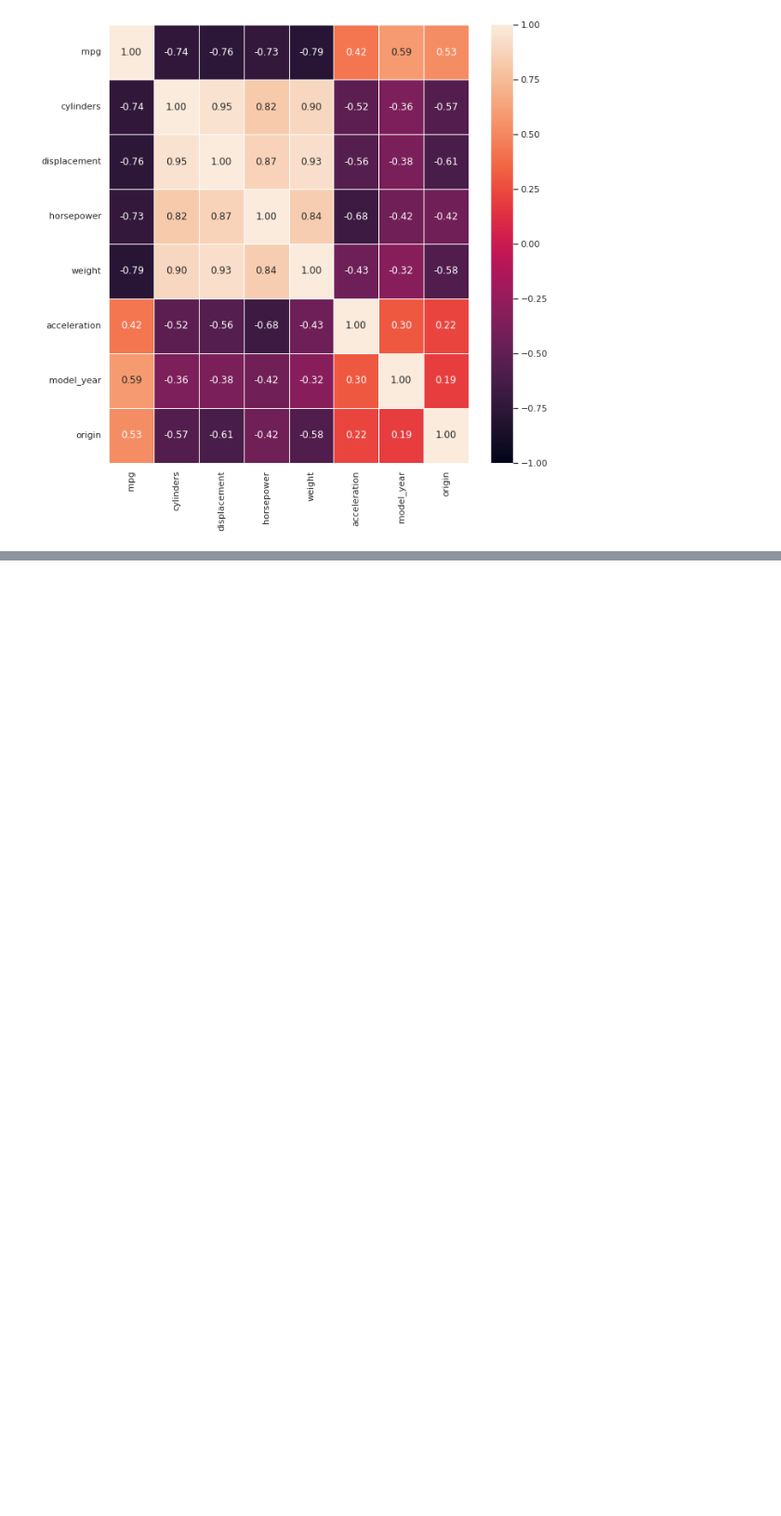
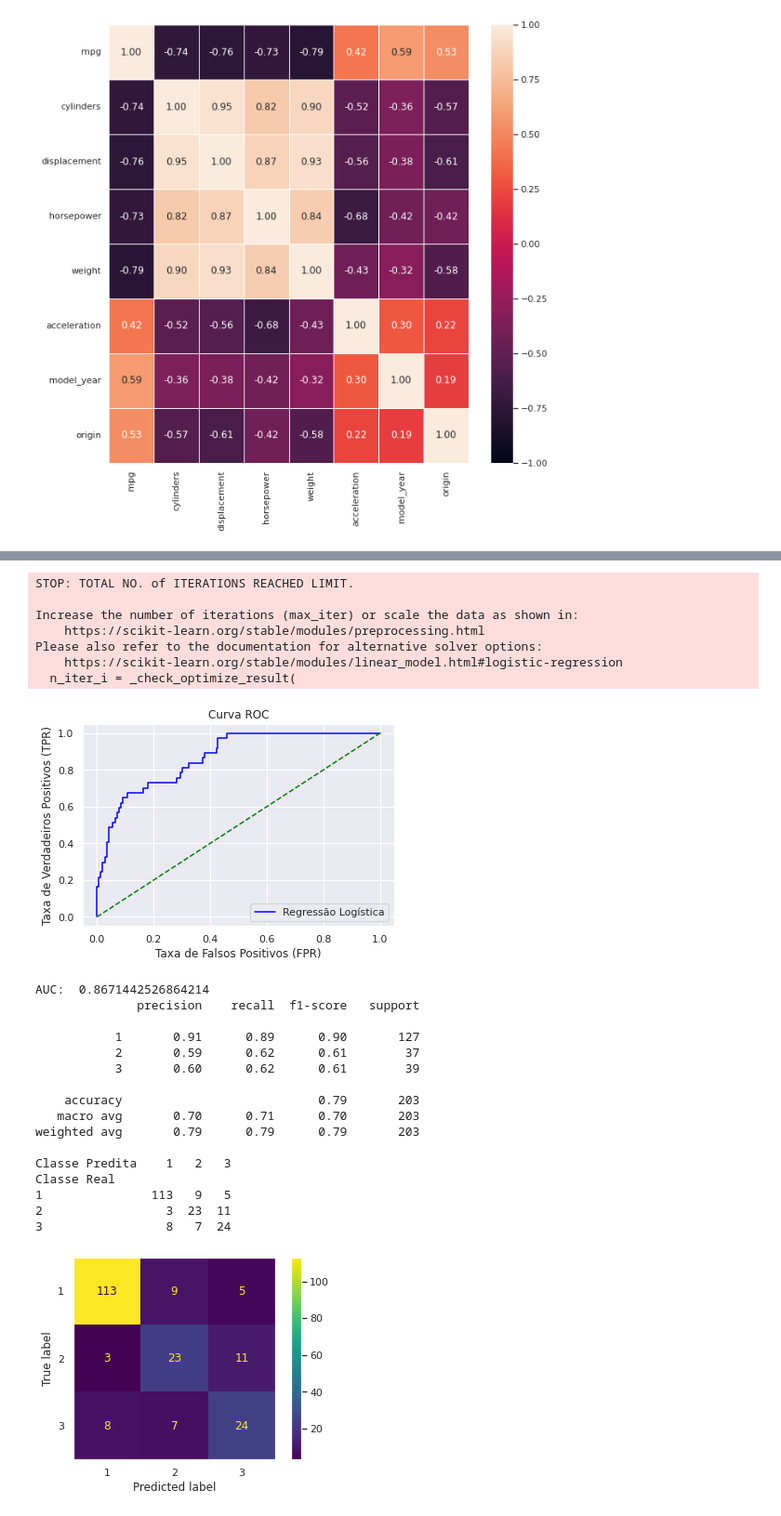
Before and after one commit to WillianCella/ModelosDeAprendizadoSupervisionado2, a Jupyter notebook: Trabalho_2_–_Modelos_de_Aprendizado_Supervisionado_RegressaoLinear.ipynb, the cells around one changed output, grey strips where cells are left out. Shown: that part at 93% size. Saved outputs shown, nothing was run; the diff lists cells and outputs as text; code cells hidden in the pictures; blank space fills up the shorter version.

```diff
--- a/Trabalho_2_–_Modelos_de_Aprendizado_Supervisionado_RegressaoLinear.ipynb
+++ b/Trabalho_2_–_Modelos_de_Aprendizado_Supervisionado_RegressaoLinear.ipynb
@@ -138,0 +352,70 @@ array([-3.50463412])
+# %%
+#aplicando a regressão logística para estimação
+
+from sklearn.linear_model import LogisticRegression
+from sklearn import metrics
+from sklearn.metrics import confusion_matrix, classification_report, ConfusionMatrixDisplay, roc_curve, RocCurveDisplay
+
+#função para plotar o gráfico da curva ROC
+def plot_roc_curve(fper, tper,cor,classsificador):
+    plt.plot(fper, tper, color=cor, label=classsificador)
+    plt.plot([0, 1], [0, 1], color="green", linestyle='--')
+    plt.xlabel('Taxa de Falsos Positivos (FPR)')
+    plt.ylabel('Taxa de Verdadeiros Positivos (TPR)')
+    plt.title('Curva ROC')
+    plt.legend()
+    plt.show()
+
+
+dados = pd.read_csv(path, sep=';')
+df_temp = pd.DataFrame(dados,columns=dados.columns[1:-2])
+
+x_treino,x_teste,y_treino,y_teste=train_test_split(df_temp,dados['origin'],test_size=0.5,stratify=dados['origin'])
+
+RL = LogisticRegression()
+RL.fit(x_treino,y_treino)
+predict = RL.predict(x_teste)
+
+predict_prob = RL.predict_proba(x_teste)[:,1]
+fpr, tpr, thresholds = roc_curve(y_teste, predict_prob,pos_label=2)
+plot_roc_curve(fpr,tpr,'blue',"Regressão Logística")
+print("AUC: ",metrics.auc(fpr,tpr))
+
+
+print(classification_report(y_teste, predict))
+
+confusion_matrix = pd.crosstab(y_teste, predict, rownames=['Classe Real'], colnames=['Classe Predita'])
+print(confusion_matrix)
+#sn.heatmap(confusion_matrix, annot=True, cbar=False)
+
+ConfusionMatrixDisplay.from_estimator(RL,x_teste,y_teste)
+plt.grid(False)
+plt.show()
+
+roc_display = RocCurveDisplay(fpr=fpr, tpr=tpr).plot()
+# %% [output]
+STOP: TOTAL NO. of ITERATIONS REACHED LIMIT.
+
+Increase the number of iterations (max_iter) or scale the data as shown in:
+    https://scikit-learn.org/stable/modules/preprocessing.html
+Please also refer to the documentation for alternative solver options:
+    https://scikit-learn.org/stable/modules/linear_model.html#logistic-regression
+  n_iter_i = _check_optimize_result(
+[figure, added]
+AUC:  0.8671442526864214
+              precision    recall  f1-score   support
+
+           1       0.91      0.89      0.90       127
+           2       0.59      0.62      0.61        37
+           3       0.60      0.62      0.61        39
+
+    accuracy                           0.79       203
+   macro avg       0.70      0.71      0.70       203
+weighted avg       0.79      0.79      0.79       203
+
+Classe Predita    1   2   3
+Classe Real
+1               113   9   5
+2                 3  23  11
+3                 8   7  24
+[figure, added]
```
Also changed, not shown: parts of 11 cells of this notebook.
